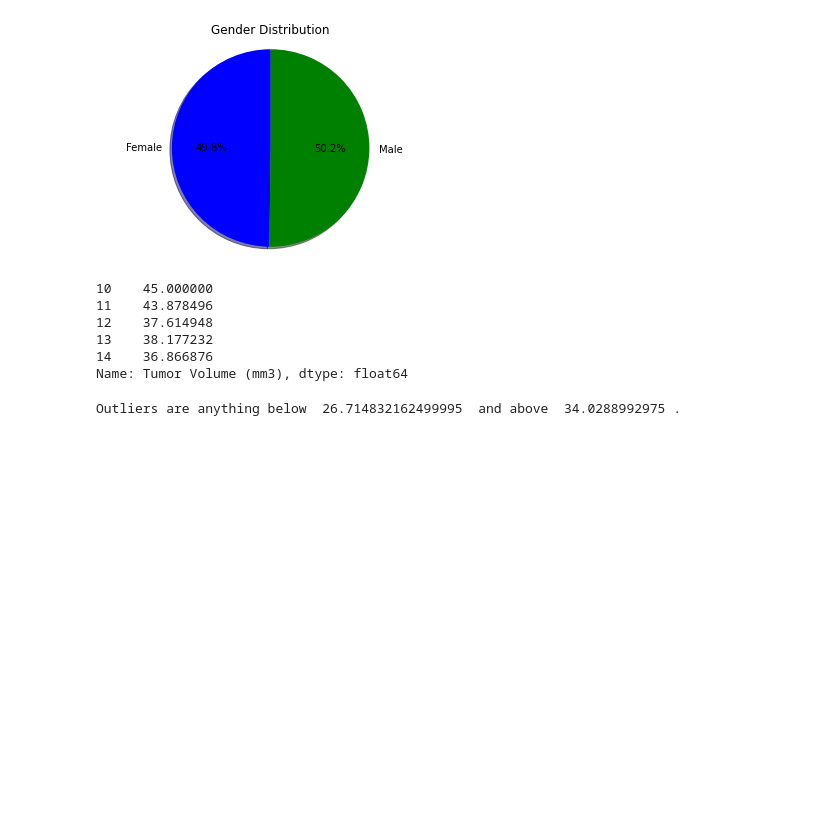
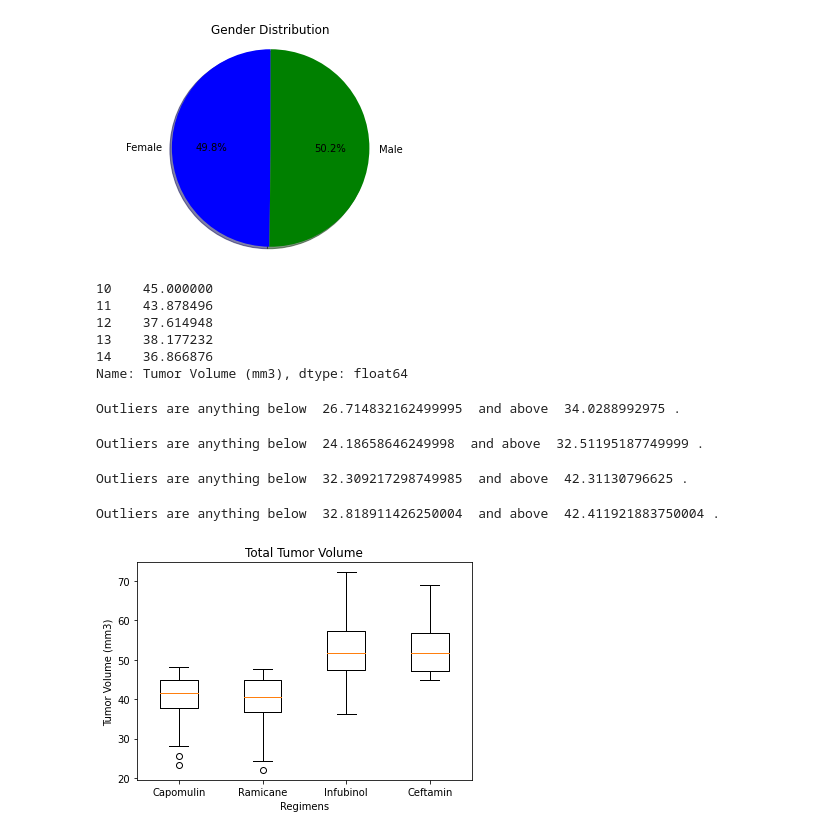
Before and after one commit to artroxel/Matplotlib-Challenge, a Jupyter notebook: Matplotlib Challenge.ipynb, the cells around one changed output. Drawn from its saved outputs; the diff is of its cells as text; code cells hidden in the pictures; blank space fills up the shorter version.

Commit message:
plot

```diff
--- a/Matplotlib Challenge.ipynb
+++ b/Matplotlib Challenge.ipynb
@@ -237,3 +239,41 @@ upper_bound_cap = upperq_cap - (1.5*iqr_cap)
 print(f"Outliers are anything below  {lower_bound_cap}  and above  {upper_bound_cap} .")
 # %% [output]
 Outliers are anything below  26.714832162499995  and above  34.0288992975 .
+# %%
+quartile_ram = ramicane.quantile([.25,.5,.75])
+lowerq_ram = quartile_ram[.25]
+upperq_ram = quartile_ram[.75]
+iqr_ram = upperq_ram - lowerq_ram
+lower_bound_ram = lowerq_ram - (1.5*iqr_ram)
+upper_bound_ram = upperq_ram - (1.5*iqr_ram)
+print(f"Outliers are anything below  {lower_bound_ram}  and above  {upper_bound_ram} .")
+# %% [output]
+Outliers are anything below  24.18658646249998  and above  32.51195187749999 .
+# %%
+quartile_inf = infubinol.quantile([.25,.5,.75])
+lowerq_inf = quartile_inf[.25]
+upperq_inf = quartile_inf[.75]
+iqr_inf = upperq_inf - lowerq_inf
+lower_bound_inf = lowerq_inf - (1.5*iqr_inf)
+upper_bound_inf = upperq_inf - (1.5*iqr_inf)
+print(f"Outliers are anything below  {lower_bound_inf}  and above  {upper_bound_inf} .")
+# %% [output]
+Outliers are anything below  32.309217298749985  and above  42.31130796625 .
+# %%
+quartile_cef = ceftamin.quantile([.25,.5,.75])
+lowerq_cef = quartile_cef[.25]
+upperq_cef = quartile_cef[.75]
+iqr_cef = upperq_cef - lowerq_cef
+lower_bound_cef = lowerq_cef - (1.5*iqr_cef)
+upper_bound_cef = upperq_cef - (1.5*iqr_cef)
+print(f"Outliers are anything below  {lower_bound_cef}  and above  {upper_bound_cef} .")
+# %% [output]
+Outliers are anything below  32.818911426250004  and above  42.411921883750004 .
+# %%
+plt.boxplot([capomulin, ramicane, infubinol, ceftamin], labels = regimens)
+plt.title("Total Tumor Volume")
+plt.ylabel("Tumor Volume (mm3)")
+plt.xlabel("Regimens")
+plt.show()
+# %% [output]
+[figure, added]
```
Also changed, not shown: parts of 3 cells of this notebook.
